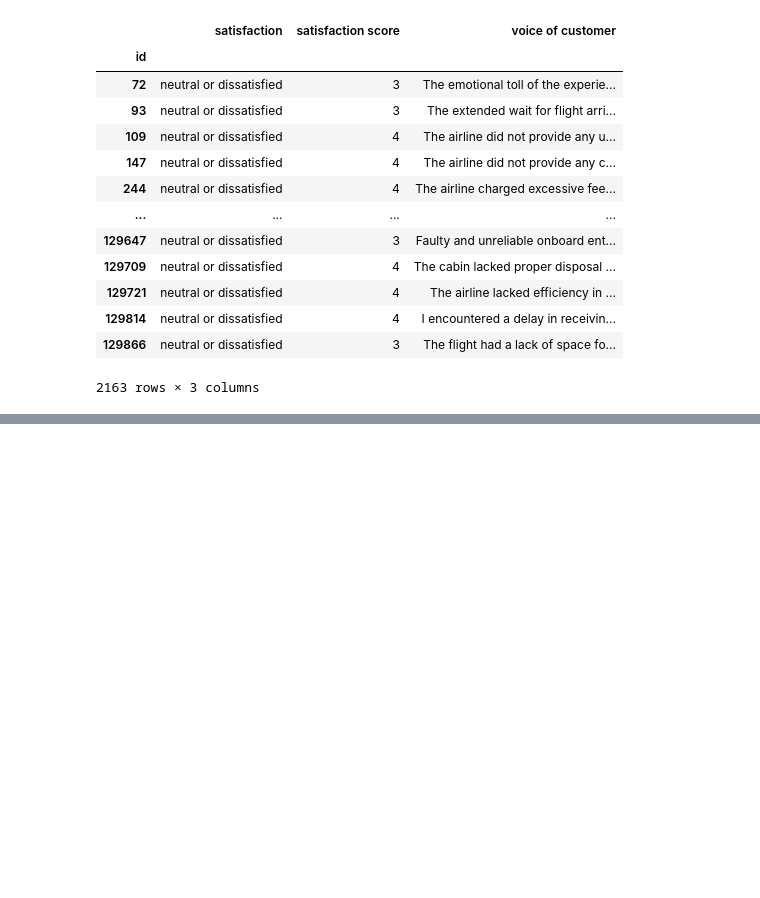
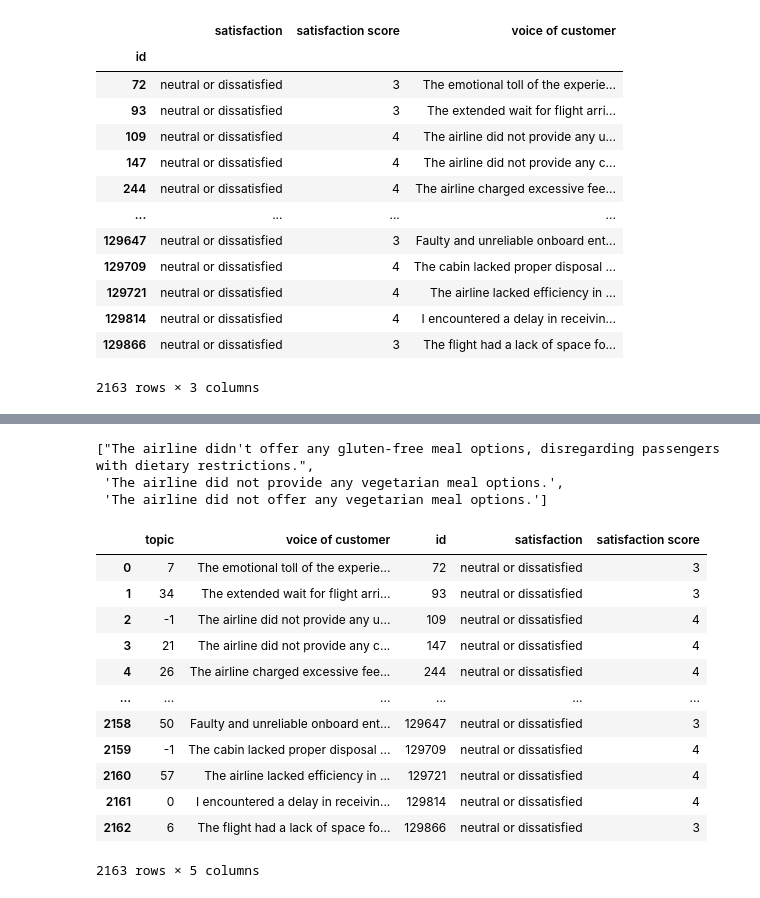
Before and after one commit to zihaow17/SMU_DSAxMaersk_Case_Comp_2023, a Jupyter notebook: eda_voice.ipynb, the cells around one changed output, grey strips where cells are left out. Drawn from its saved outputs; the diff is of its cells as text; code cells hidden in the pictures; blank space fills up the shorter version.

Commit message:
more topic modeling

```diff
--- a/eda_voice.ipynb
+++ b/eda_voice.ipynb
@@ -77,0 +200,5 @@ top_words.plot.bar(x='word')
+# %%
+# as bertopic is able to handle noise in data, we do not need to remove stopwords so we re-import the data to be used again
+df_bert = pd.read_csv("Voice of Customer.csv")
+bert_text = list(df_bert[df_bert['voice of customer']!='NIL']['voice of customer'])
+bert_text[0]
@@ -77,0 +207,4 @@ top_words.plot.bar(x='word')
+# %%
+# initialise model
+topic_model = BERTopic(embedding_model='all-MiniLM-L6-v2', language='english')
+topics, probs = topic_model.fit_transform(bert_text)
@@ -77,0 +226,23 @@ top_words.plot.bar(x='word')
+# %%
+topic_model.get_representative_docs(0)
+# %% [output]
+["The airline didn't offer any gluten-free meal options, disregarding passengers with dietary restrictions.",
+ 'The airline did not provide any vegetarian meal options.',
+ 'The airline did not offer any vegetarian meal options.']
+# %%
+topic_df = pd.DataFrame({'topic': topics, 'voice of customer':bert_text}).merge(df_bert, on='voice of customer')
+topic_df
+# %% [output]
+|  | topic | voice of customer | id | satisfaction | satisfaction score |
+| 0 | 7 | The emotional toll of the experie... | 72 | neutral or dissatisfied | 3 |
+| 1 | 34 | The extended wait for flight arri... | 93 | neutral or dissatisfied | 3 |
+| 2 | -1 | The airline did not provide any u... | 109 | neutral or dissatisfied | 4 |
+| 3 | 21 | The airline did not provide any c... | 147 | neutral or dissatisfied | 4 |
+| 4 | 26 | The airline charged excessive fee... | 244 | neutral or dissatisfied | 4 |
+| ... | ... | ... | ... | ... | ... |
+| 2158 | 50 | Faulty and unreliable onboard ent... | 129647 | neutral or dissatisfied | 3 |
+| 2159 | -1 | The cabin lacked proper disposal ... | 129709 | neutral or dissatisfied | 4 |
+| 2160 | 57 | The airline lacked efficiency in ... | 129721 | neutral or dissatisfied | 4 |
+| 2161 | 0 | I encountered a delay in receivin... | 129814 | neutral or dissatisfied | 4 |
+| 2162 | 6 | The flight had a lack of space fo... | 129866 | neutral or dissatisfied | 3 |
+2163 rows × 5 columns
```
Also changed, not shown: parts of 18 cells of this notebook, 2 other files.
